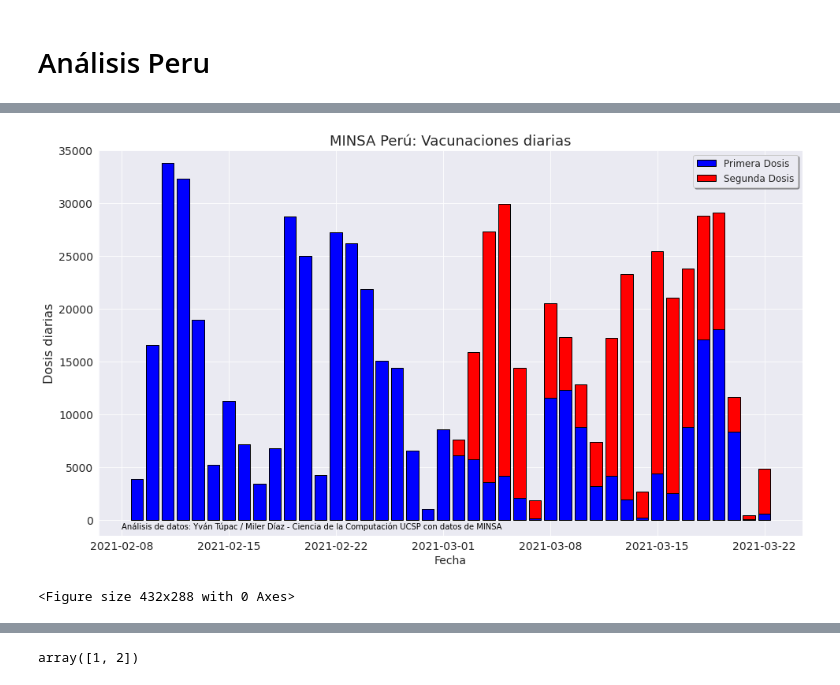
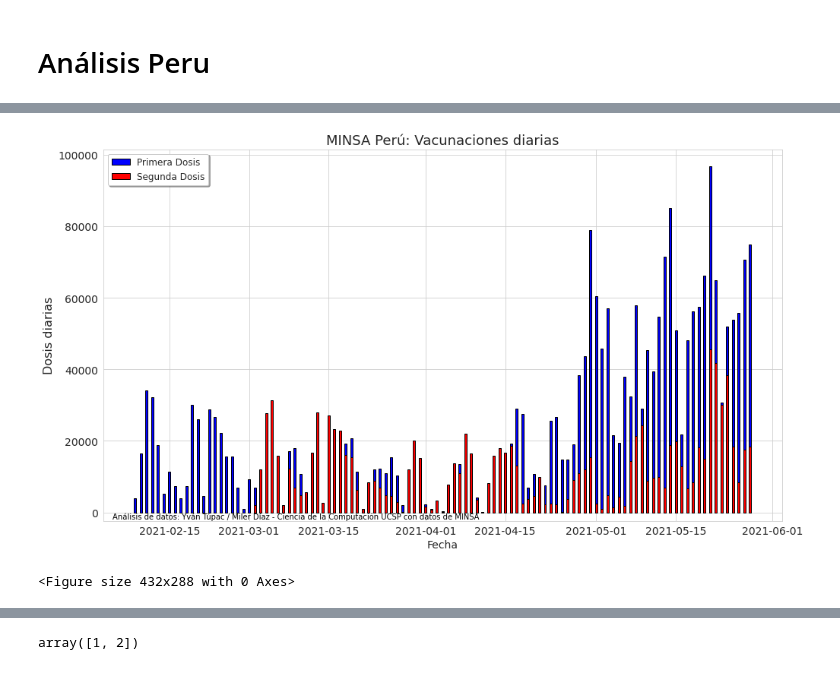
Before and after one commit to MilerDiazZevallos/Arequipa-Covid-19, a Jupyter notebook: Vacunación_MINSA.ipynb, the cells around one changed output, grey strips where cells are left out. Saved outputs shown, nothing was run; the diff lists cells and outputs as text; code cells hidden in the pictures.

```diff
--- a/Vacunación_MINSA.ipynb
+++ b/Vacunación_MINSA.ipynb
@@ -7,7 +7,8 @@ import numpy as np
 import pandas as pd
 import matplotlib.pyplot as plt
 import seaborn as sns
-sns.set_style('darkgrid')
+sns.set_style('whitegrid')
+import datetime as dattime
 
 ## other dependencies
 import matplotlib.dates as mdates
@@ -48,6 +49,7 @@ datos_vacuna_MINSA
 # Data Analysis
 ![image.png](embedded-picture-1)
 # %%
+datos_vacuna_MINSA = pd.read_csv(url_minsa, encoding = "UTF-8", sep=",")
 datos_vacuna_MINSA.sort_values('FECHA_VACUNACION', inplace=True)
 datos_vacuna_MINSA.dropna(inplace=True)
 datos_vacuna_MINSA['FECHA_VACUNACION'] = datos_vacuna_MINSA['FECHA_VACUNACION'].astype(str)
@@ -154,23 +144,23 @@ df_peru_diario
 # %%
-""" Code Miler """
 fig, ax1 = plt.subplots(nrows=1, ncols=1, figsize=(16, 9))
-
-ax1.bar(df_peru_diario['FECHA_VACUNACION'], df_peru_diario['DOSIS_1'], color='b', edgecolor='k', label='Primera Dosis')
-ax1.bar(df_peru_diario['FECHA_VACUNACION'], df_peru_diario['DOSIS_2'], bottom=df_peru_diario['DOSIS_1'], color = 'r', edgecolor='k', label='Segunda Dosis')
+barswidth = 0.4
+#df_peru_diario['FECHA_VACUNACION'] = mdates.date2num(df_peru_diario['FECHA_VACUNACION'])
+ax1.bar(df_peru_diario['FECHA_VACUNACION'], df_peru_diario['DOSIS_1'], width = barswidth,  align='center', color='b', edgecolor='k', label='Primera Dosis')
+ax1.bar(df_peru_diario['FECHA_VACUNACION'], df_peru_diario['DOSIS_2'], width = barswidth,  align='center',  color = 'r', edgecolor='k', label='Segunda Dosis')
 
 plt.title('MINSA Perú: Vacunaciones diarias',fontsize=18)
 
 ax1.set_ylabel('Dosis diarias', fontsize=16)
 ax1.set_xlabel('Fecha', fontsize=14)
-ax1.set_ylim(-1500, 35000)
+ax1.set_ylim(-2400)
 ax1.legend(fancybox=True, shadow=True, ncol=1,fontsize=12)
 ax1.tick_params(labelsize=14)
 
 style = dict(size=10, color='k')
-ax1.text(pd.to_datetime('2021-02-8'), -900, "Análisis de datos: Yván Túpac / Miler Díaz - Ciencia de la Computación UCSP con datos de MINSA", **style)
+ax1.text(pd.to_datetime('2021-02-5'), -1800, "Análisis de datos: Yván Túpac / Miler Díaz - Ciencia de la Computación UCSP con datos de MINSA", **style)
 
 plt.show()
 plt.clf()
 # %% [output]
-[figure, old version]
+[figure, new version]
 <Figure size 432x288 with 0 Axes>
```
Also changed, not shown: parts of 35 cells of this notebook.
